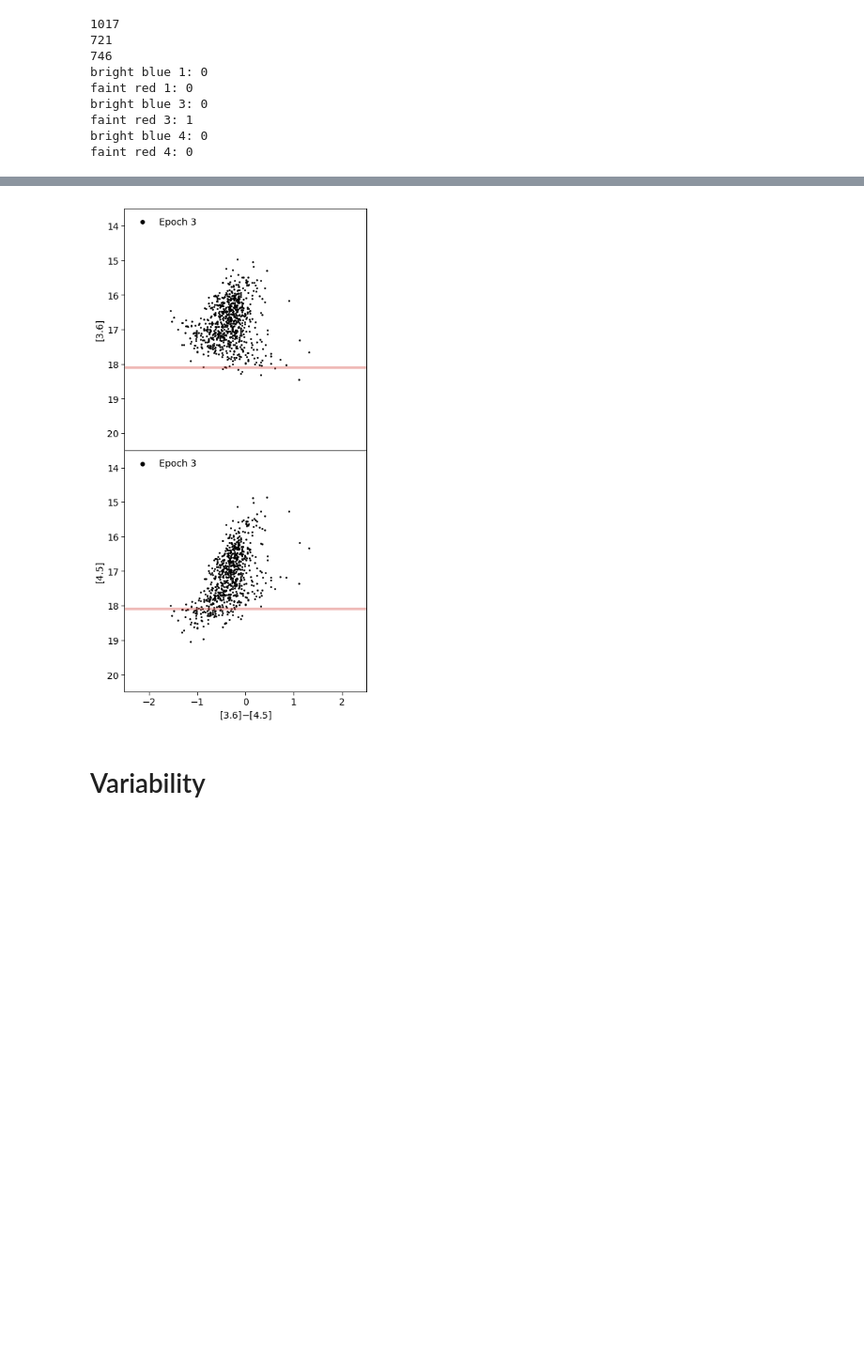
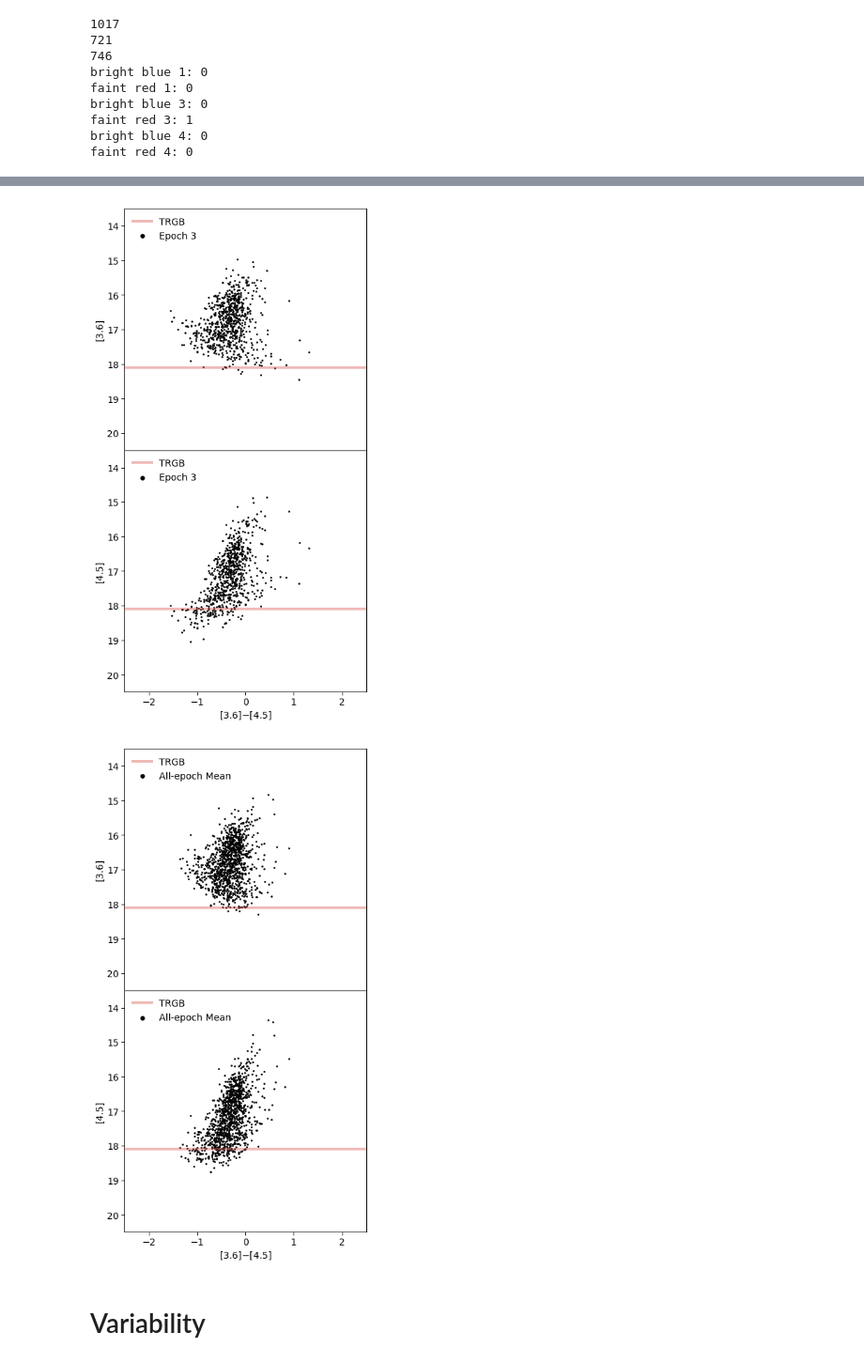
Before and after one commit to MichaelSharp7/M32, a Jupyter notebook: M32_CMD_CCD_clean.ipynb, the cells around one changed output, grey strips where cells are left out. Shown: that part at 94% size. Cells and saved outputs as stored; diff of their text form; code cells hidden in the pictures; blank space fills up the shorter version.

```diff
--- a/M32_CMD_CCD_clean.ipynb
+++ b/M32_CMD_CCD_clean.ipynb
@@ -212,7 +213,7 @@ plt.ylabel("[3.6]", fontsize=14)
 plt.xlim(-2.5,2.5)
 plt.ylim(20.5,13.5)
 #Add TRGB
-plt.axhline(y=-6.3+24.4, color=sns.xkcd_rgb["pale red"], linestyle='-', alpha=0.4, linewidth=4)
+plt.axhline(y=-6.3+24.4, color=sns.xkcd_rgb["pale red"], linestyle='-', alpha=0.4, linewidth=4,label='TRGB')
 #plt.axvline(x=1.5)
 #plt.axvline(x=-1.6)
 plt.legend(loc="upper left",frameon=False, scatterpoints=1, numpoints=1, markerscale=3.)
@@ -243,7 +244,7 @@ plt.ylim(20.5,13.5)
 #plt.axvline(x=1.5)
 #plt.axvline(x=-1.6)
 #Add TRGB
-plt.axhline(y=-6.3+24.4, color=sns.xkcd_rgb["pale red"], linestyle='-', alpha=0.4, linewidth=4)
+plt.axhline(y=-6.3+24.4, color=sns.xkcd_rgb["pale red"], linestyle='-', alpha=0.4, linewidth=4,label='TRGB')
 plt.legend(loc="upper left",frameon=False, scatterpoints=1, numpoints=1, markerscale=3.)
 #plt.title('M32 E3', fontsize=18)
 #plt.savefig("bla.pdf", bbox_inches='tight')    # Saves the figure is uncommented
@@ -252,7 +253,69 @@ plt.subplots_adjust(hspace=0)
 plt.show()
 plt.close()
 # %% [output]
-[figure, old version]
+[figure, new version]
+# %%
+# Mean
+
+plt.rc('font', family='sans-serif')
+plt.rc("xtick", labelsize=14)
+plt.rc("ytick", labelsize=14)
+plt.rc("axes", labelsize=14)
+plt.rc("legend", fontsize=14)
+plt.figure(figsize=(6,11))
+
+plt.subplot(2,1,1)
+# Plot all sensible stars
+plt.scatter(data['mean_mag_36']-data['mean_mag_45'], data['mean_mag_36'], s=3.9,color=sns.xkcd_rgb['black'], label="All-epoch Mean")
+# Overplot variable sources
+#plt.scatter(data['mean_mag_36_4'][bad_mean_mag_error_idx_36_4a]-data['mean_mag_45_4'][bad_mean_mag_error_idx_36_4a], data['mean_mag_36_4'][bad_mean_mag_error_idx_36_4a],s=19,color=sns.xkcd_rgb['blue'],label="bad [3.6] error")
+#plt.scatter(data['mean_mag_36_4'][bad_mean_mag_error_idx_45_4a]-data['mean_mag_45_4'][bad_mean_mag_error_idx_45_4a], data['mean_mag_36_4'][bad_mean_mag_error_idx_45_4a],s=19,color=sns.xkcd_rgb['red'],label="bad [4.5] error")
+#plt.xlabel("[3.6]$-$[4.5]", fontsize=14)
+plt.ylabel("[3.6]", fontsize=14)
+plt.xlim(-2.5,2.5)
+plt.ylim(20.5,13.5)
+#Add TRGB
+plt.axhline(y=-6.3+24.4, color=sns.xkcd_rgb["pale red"], linestyle='-', alpha=0.4, linewidth=4,label='TRGB')
+#plt.axvline(x=1.5)
+#plt.axvline(x=-1.6)
+plt.legend(loc="upper left",frameon=False, scatterpoints=1, numpoints=1, markerscale=3.)
+#plt.title('M32 E3', fontsize=18)
+#plt.savefig("bla.pdf", bbox_inches='tight')    # Saves the figure is uncommented
+#plt.tight_layout()
+#plt.show()
+#plt.close()
+
+
+# Repeat for 4.5 on the y-axis
+plt.subplot(2,1,2)
+#plt.rc('font', family='sans-serif')
+#plt.rc("xtick", labelsize=14)
+#plt.rc("ytick", labelsize=14)
+#plt.rc("axes", labelsize=14)
+#plt.rc("legend", fontsize=14)
+#plt.figure(figsize=(6,6))
+# Plot all sensible stars
+plt.scatter(data['mean_mag_36']-data['mean_mag_45'], data['mean_mag_45'], s=3.9,color=sns.xkcd_rgb['black'], label="All-epoch Mean")
+# Overplot variable sources
+#plt.scatter(data['mean_mag_36_4'][bad_mean_mag_error_idx_36_4a]-data['mean_mag_45_4'][bad_mean_mag_error_idx_36_4a], data['mean_mag_45_4'][bad_mean_mag_error_idx_36_4a],s=19,color=sns.xkcd_rgb['blue'],label="bad [3.6] error")
+#plt.scatter(data['mean_mag_36_4'][bad_mean_mag_error_idx_45_4a]-data['mean_mag_45_4'][bad_mean_mag_error_idx_45_4a], data['mean_mag_45_4'][bad_mean_mag_error_idx_45_4a],s=19,color=sns.xkcd_rgb['red'],label="bad [4.5] error")
+plt.xlabel("[3.6]$-$[4.5]", fontsize=14)
+plt.ylabel("[4.5]", fontsize=14)
+plt.xlim(-2.5,2.5)
+plt.ylim(20.5,13.5)
+#plt.axvline(x=1.5)
+#plt.axvline(x=-1.6)
+#Add TRGB
+plt.axhline(y=-6.3+24.4, color=sns.xkcd_rgb["pale red"], linestyle='-', alpha=0.4, linewidth=4,label='TRGB')
+plt.legend(loc="upper left",frameon=False, scatterpoints=1, numpoints=1, markerscale=3.)
+#plt.title('M32 E3', fontsize=18)
+#plt.savefig("bla.pdf", bbox_inches='tight')    # Saves the figure is uncommented
+plt.tight_layout()
+plt.subplots_adjust(hspace=0)
+plt.show()
+plt.close()
+# %% [output]
+[figure, added]
 # %% [markdown]
 # Variability
 # %%
```
Also changed, not shown: parts of 12 cells of this notebook, 5 other files.
